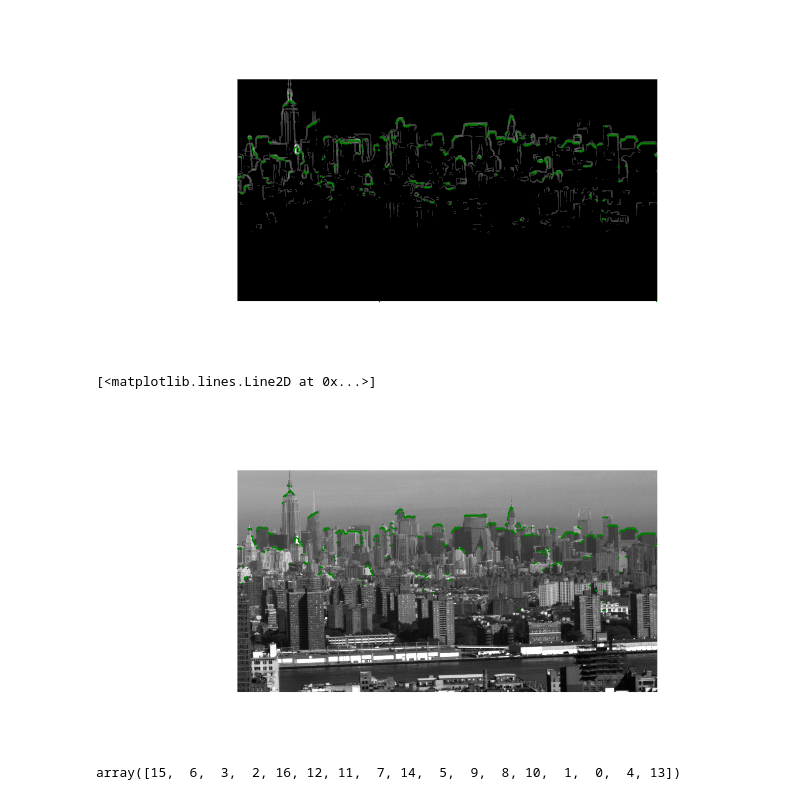
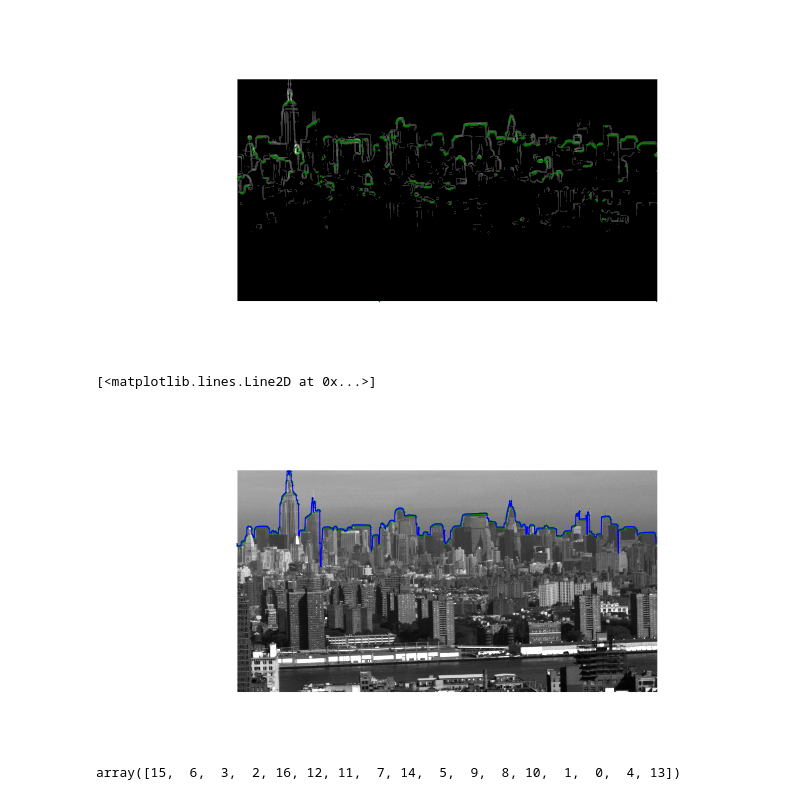
Before and after one commit to gdobler/cuip, a Jupyter notebook: cuip/plumes/IlanImgProc/imgProc1.ipynb, the cells around one changed output. Drawn from its saved outputs; the diff is of its cells as text; code cells hidden in the pictures.

```diff
--- a/cuip/plumes/IlanImgProc/imgProc1.ipynb
+++ b/cuip/plumes/IlanImgProc/imgProc1.ipynb
@@ -85,7 +85,7 @@ pl.plot(np.arange(imgedge2.shape[1])[1:], envelope, 'g.', ms = 1.5)
 rows = imgedge2.shape[0]
 cols = imgedge2.shape[1]
 
-grad_1 = [np.argpartition(imgedge2[:, i], -10)[-10:].min() for i in range(cols)]
+grad_1 = [np.argpartition(np.gradient(imgedge2[:, i]), -20)[-20:].min() for i in range(cols)]
 
 grad_2 = [np.argsort(np.gradient(imgedge2[:, i]))[-20:].min() for i in range(cols)]
 
@@ -96,12 +96,12 @@ grad_2 = [np.argsort(np.gradient(imgedge2[:, i]))[-20:].min() for i in range(col
 # %%
 showme(img2d, cmap = 'gray')
 plt.plot(np.arange(imgedge2.shape[1]), grad_1, 'g.', ms = 1.5)
-#plt.plot(np.arange(imgedge2.shape[1]), grad_2, 'b.', ms = 1.5)
+plt.plot(np.arange(imgedge2.shape[1]), grad_2, 'b-', ms = 1.5)
 #plt.plot(np.arange(imgedge2.shape[1]), grad_min, 'r.', ms = 1.5)
 #plt.axhline(y = threshold)
 # %% [output]
 [<matplotlib.lines.Line2D at 0x...>]
-[figure, old version]
+[figure, new version]
 # %%
 a = np.gradient([0,36,58,2,5,88,5,2,4,5,6,8,3,5,90,5,3])
 # %%
```
Also changed, not shown: parts of 2 cells of this notebook.
